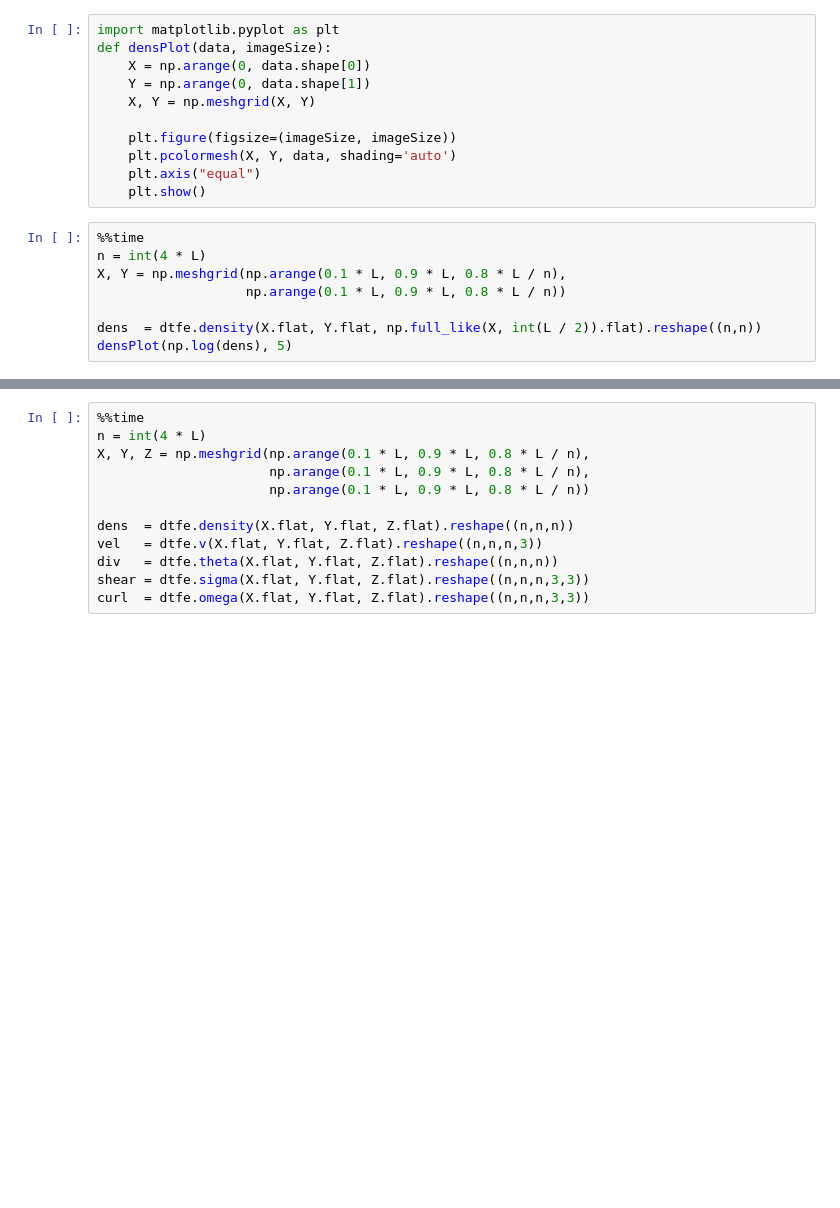
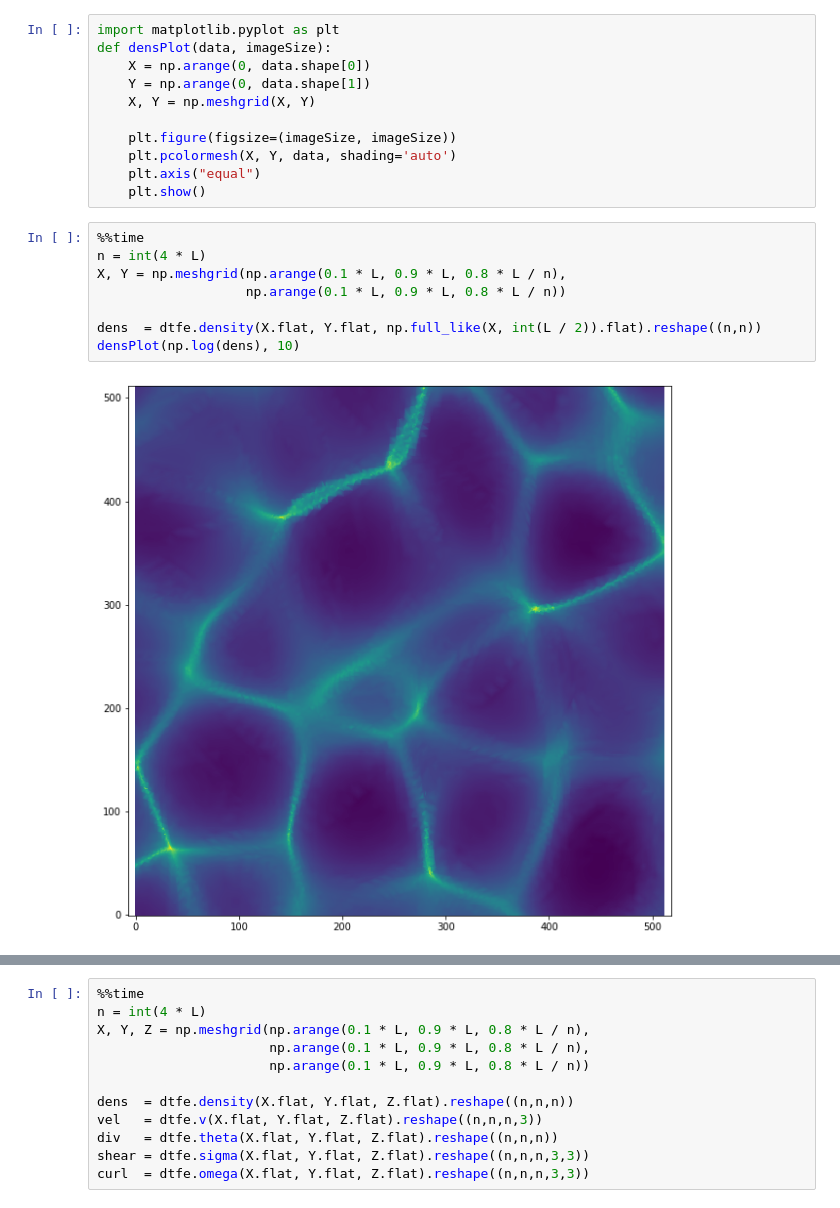
Before and after one commit to jfeldbrugge/DTFE, a Jupyter notebook: DTFE 3D.ipynb, the cells around one changed output, grey strips where cells are left out. Cells and saved outputs as stored; diff of their text form; blank space fills up the shorter version.

Commit message:
added figure

```diff
--- a/DTFE 3D.ipynb
+++ b/DTFE 3D.ipynb
@@ -170,9 +170,10 @@ def densPlot(data, imageSize):
 # %%
 %%time
 n = int(4 * L)
 X, Y = np.meshgrid(np.arange(0.1 * L, 0.9 * L, 0.8 * L / n),
                    np.arange(0.1 * L, 0.9 * L, 0.8 * L / n))
 
 dens  = dtfe.density(X.flat, Y.flat, np.full_like(X, int(L / 2)).flat).reshape((n,n))
-densPlot(np.log(dens), 5)
+densPlot(np.log(dens), 10)
 # %% [output]
+[figure, added]
```
Also changed, not shown: parts of 2 cells of this notebook.
